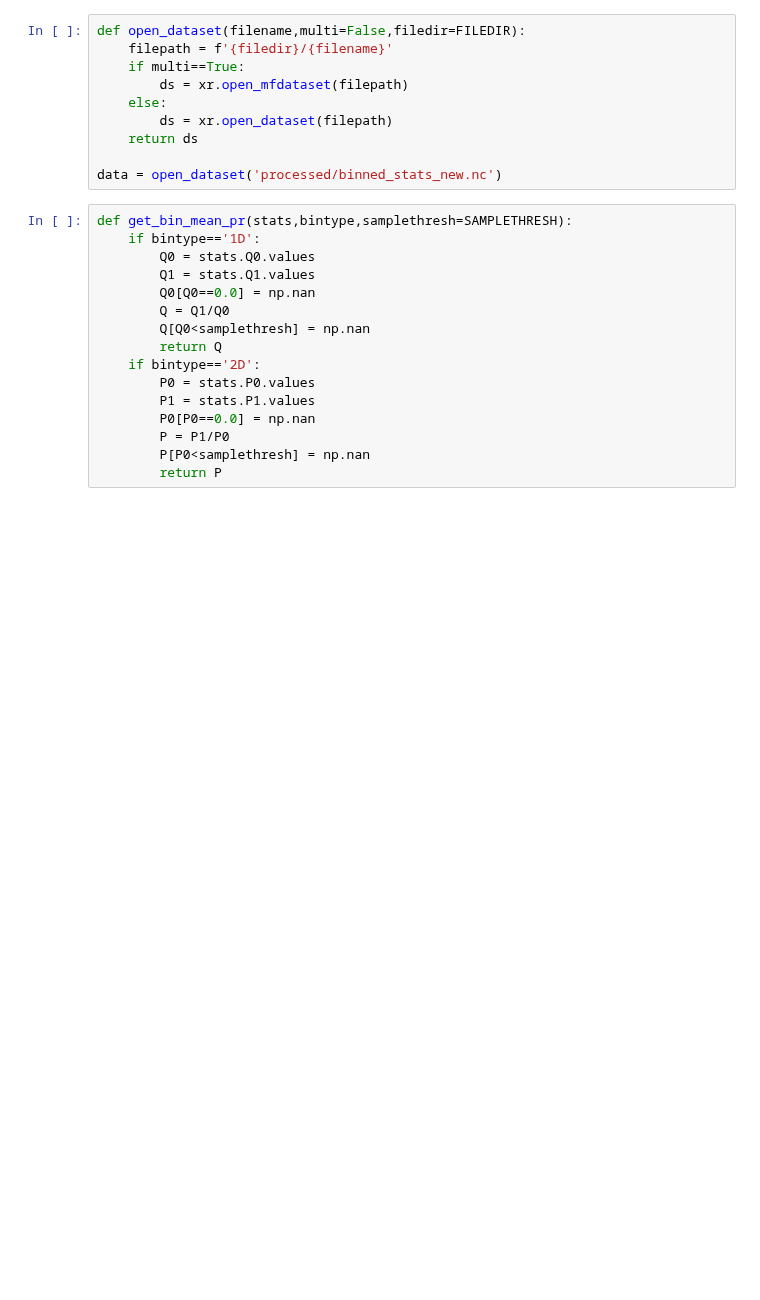
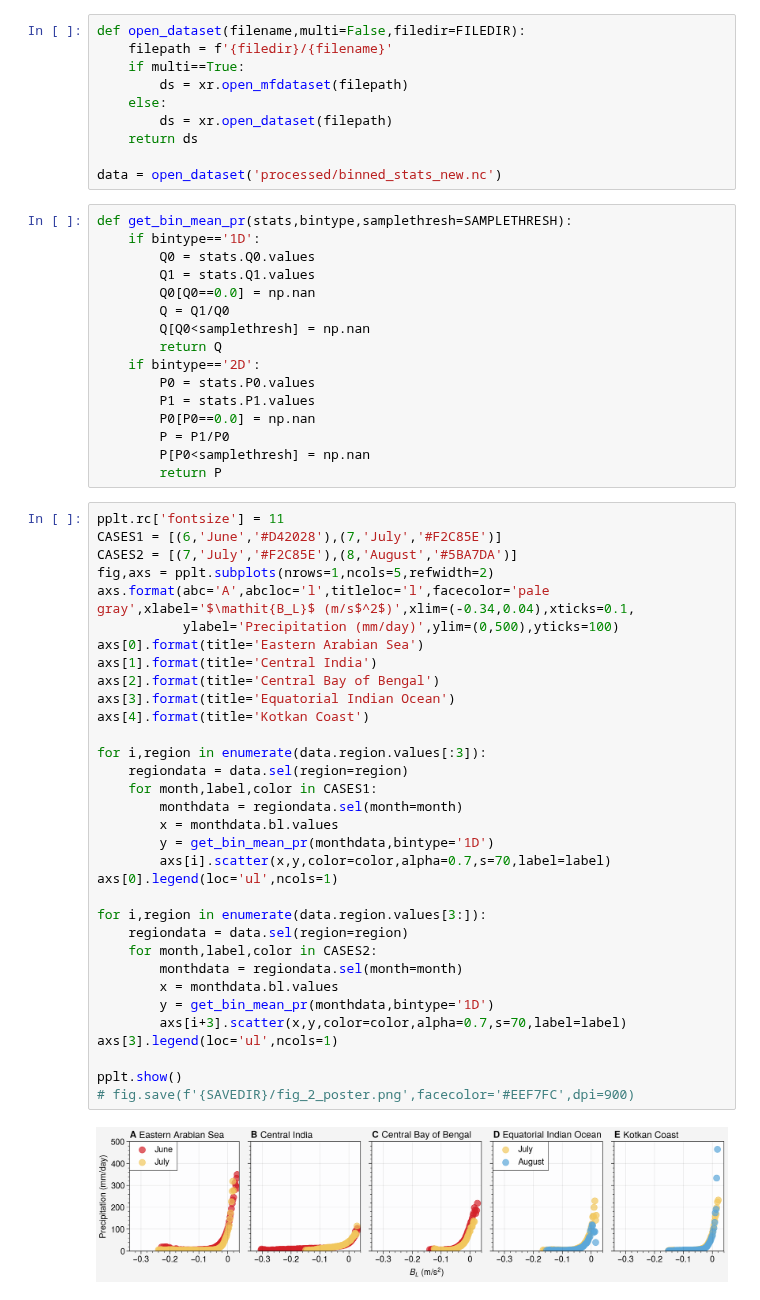
Before and after one commit to savannahferretti/monsoon-pod, a Jupyter notebook: notebooks/fig_2.ipynb, the cells around one changed output. Saved outputs shown, nothing was run; the diff lists cells and outputs as text; blank space fills up the shorter version.

```diff
--- a/notebooks/fig_2.ipynb
+++ b/notebooks/fig_2.ipynb
@@ -42,4 +42,39 @@ def get_bin_mean_pr(stats,bintype,samplethresh=SAMPLETHRESH):
         P = P1/P0
         P[P0<samplethresh] = np.nan
         return P
+# %%
+pplt.rc['fontsize'] = 11
+CASES1 = [(6,'June','#D42028'),(7,'July','#F2C85E')]
+CASES2 = [(7,'July','#F2C85E'),(8,'August','#5BA7DA')]
+fig,axs = pplt.subplots(nrows=1,ncols=5,refwidth=2)
+axs.format(abc='A',abcloc='l',titleloc='l',facecolor='pale gray',xlabel='$\mathit{B_L}$ (m/s$^2$)',xlim=(-0.34,0.04),xticks=0.1,
+           ylabel='Precipitation (mm/day)',ylim=(0,500),yticks=100)
+axs[0].format(title='Eastern Arabian Sea')
+axs[1].format(title='Central India')
+axs[2].format(title='Central Bay of Bengal')
+axs[3].format(title='Equatorial Indian Ocean')
+axs[4].format(title='Kotkan Coast')
+
+for i,region in enumerate(data.region.values[:3]):
+    regiondata = data.sel(region=region)
+    for month,label,color in CASES1:
+        monthdata = regiondata.sel(month=month)
+        x = monthdata.bl.values
+        y = get_bin_mean_pr(monthdata,bintype='1D')
+        axs[i].scatter(x,y,color=color,alpha=0.7,s=70,label=label)
+axs[0].legend(loc='ul',ncols=1)
+
+for i,region in enumerate(data.region.values[3:]):
+    regiondata = data.sel(region=region)
+    for month,label,color in CASES2:
+        monthdata = regiondata.sel(month=month)
+        x = monthdata.bl.values
+        y = get_bin_mean_pr(monthdata,bintype='1D')
+        axs[i+3].scatter(x,y,color=color,alpha=0.7,s=70,label=label)
+axs[3].legend(loc='ul',ncols=1)
+
+pplt.show()
+# fig.save(f'{SAVEDIR}/fig_2_poster.png',facecolor='#EEF7FC',dpi=900)
+# %% [output]
+[figure, added]
 # %%
```
Also changed, not shown: parts of 2 cells of this notebook, 1 other file.
